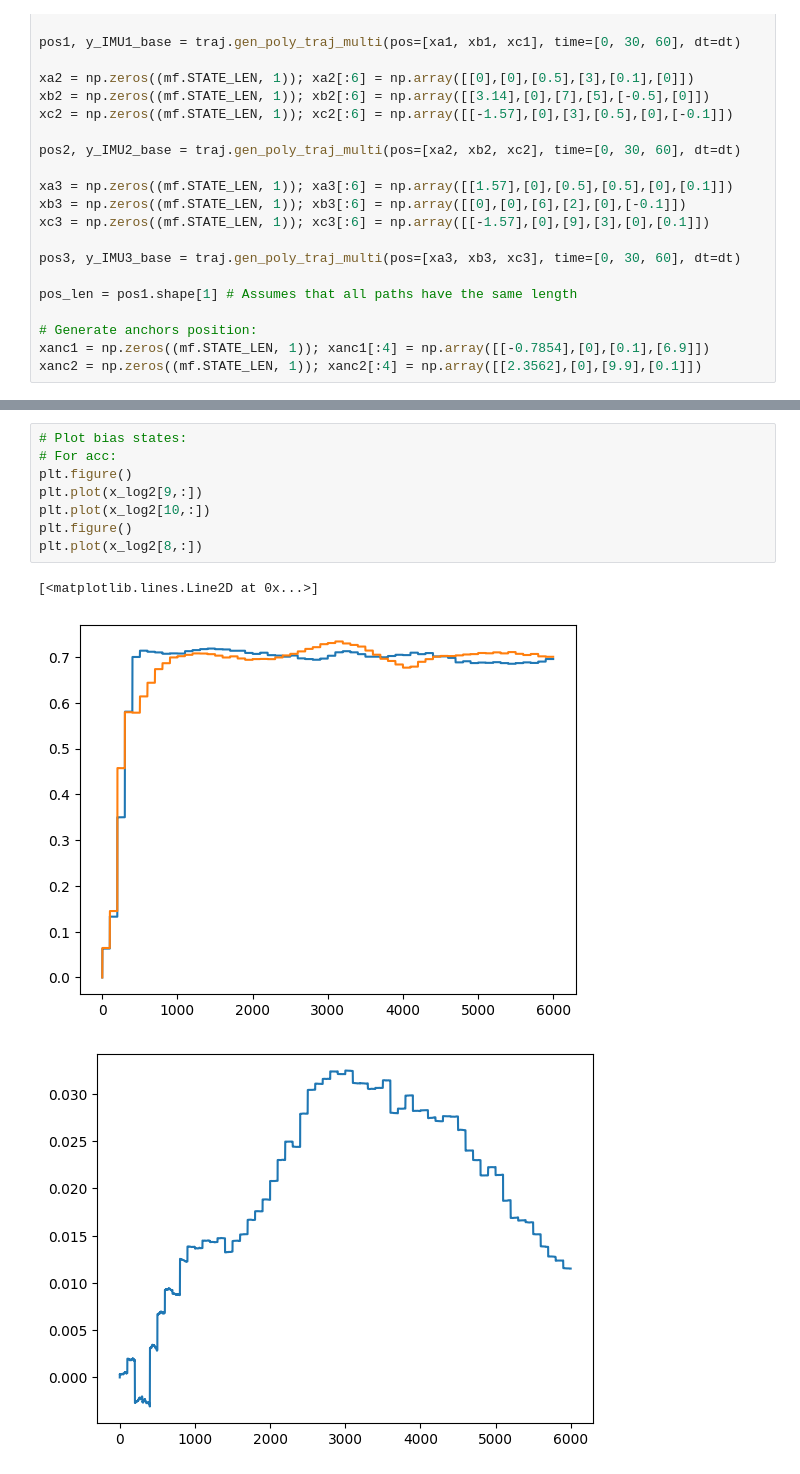
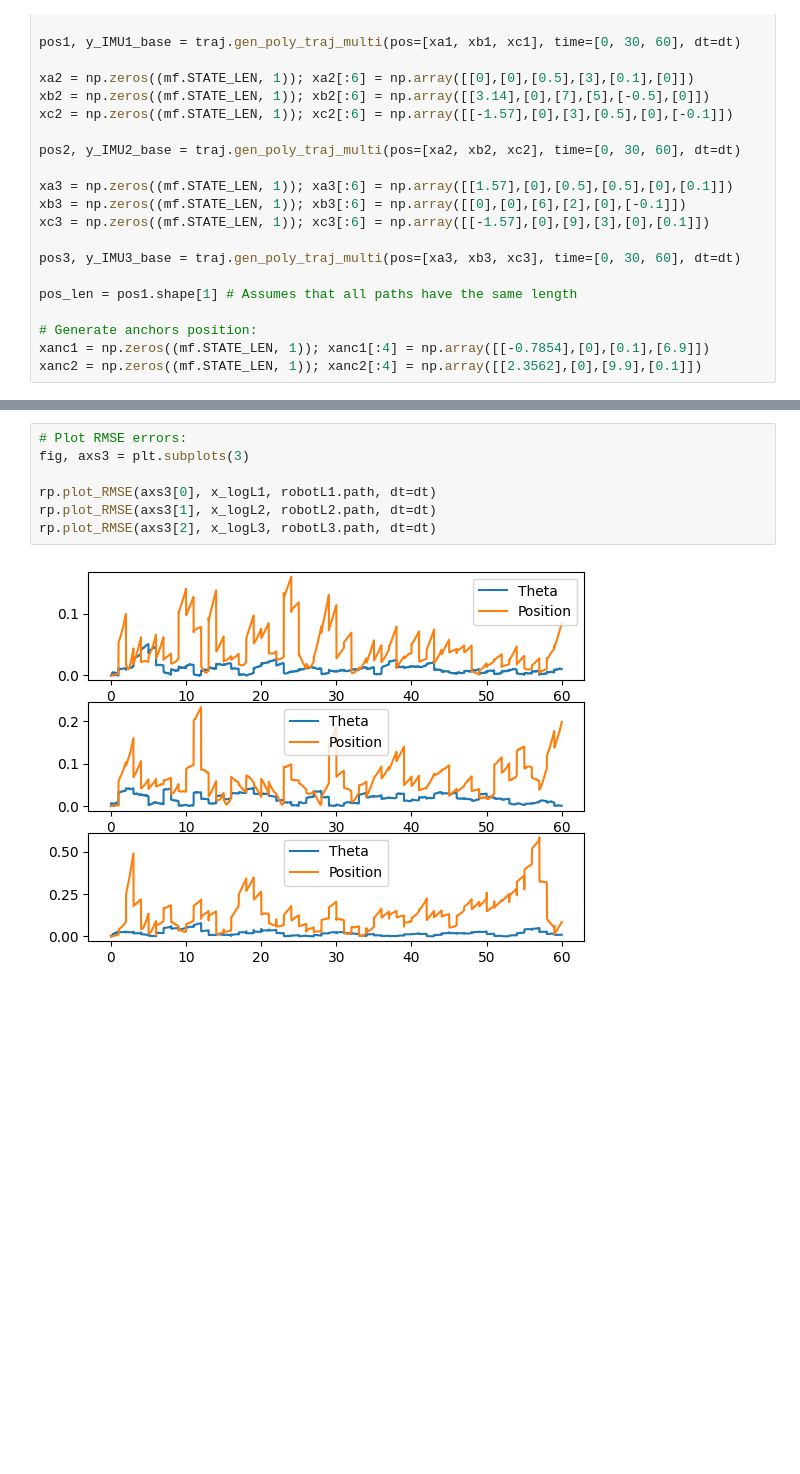
Before and after one commit to MarcusLariJ/UWB_Rasberry, a Jupyter notebook: Sim/run_anees.ipynb, the cells around one changed output, grey strips where cells are left out. Saved outputs shown, nothing was run; the diff lists cells and outputs as text; blank space fills up the shorter version.

```diff
--- a/Sim/run_anees.ipynb
+++ b/Sim/run_anees.ipynb
@@ -268,12 +167,9 @@ rp.plot_NEES(axs[2],
-# %%
-# Plot bias states:
-# For acc:
-plt.figure()
-plt.plot(x_log2[9,:])
-plt.plot(x_log2[10,:])
-plt.figure()
-plt.plot(x_log2[8,:])
-# %% [output]
-[<matplotlib.lines.Line2D at 0x...>]
-[figure, removed]
-[figure, removed]
+# %%
+# Plot RMSE errors:
+fig, axs3 = plt.subplots(3)
+
+rp.plot_RMSE(axs3[0], x_logL1, robotL1.path, dt=dt)
+rp.plot_RMSE(axs3[1], x_logL2, robotL2.path, dt=dt)
+rp.plot_RMSE(axs3[2], x_logL3, robotL3.path, dt=dt)
+# %% [output]
+[figure, added]
```
Also changed, not shown: parts of 7 cells of this notebook, 5 other files.
